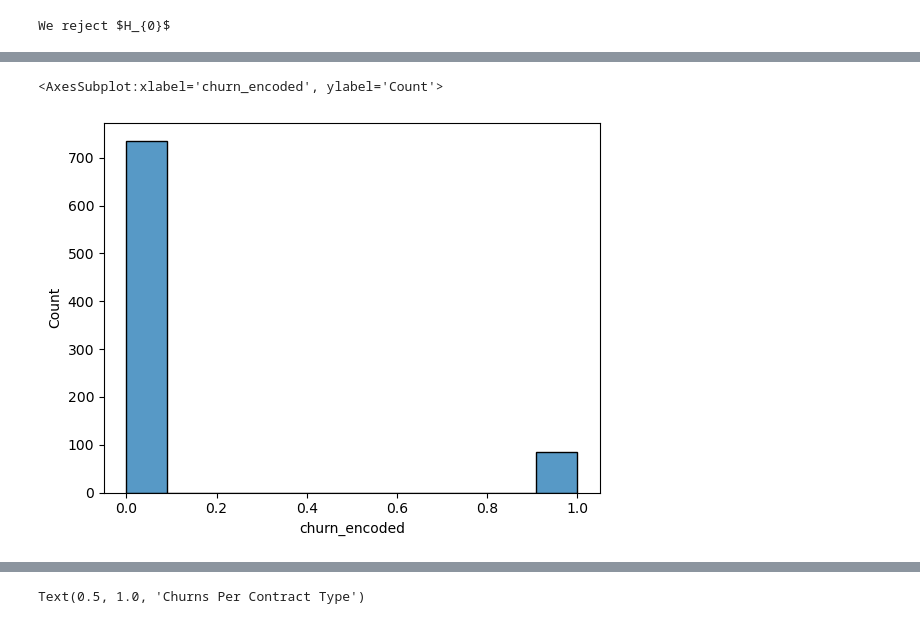
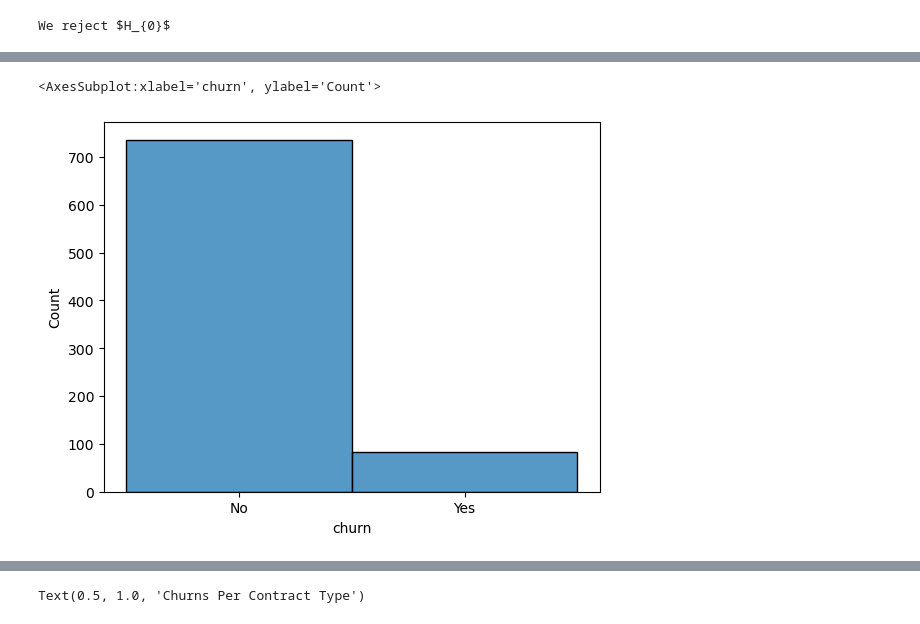
Before and after one commit to EstebanHernandez0/Predicting_Customer_Status, a Jupyter notebook: Explore.ipynb, the cells around one changed output, grey strips where cells are left out. Drawn from its saved outputs; the diff is of its cells as text; code cells hidden in the pictures.

```diff
--- a/Explore.ipynb
+++ b/Explore.ipynb
@@ -342,0 +337,3 @@ one_year_contract
+# %%
+one_year= train[train.contract_type == 'One year']
+one_year
@@ -343,5 +354,5 @@ one_year_contract
 # %%
-sns.histplot(data= one_year_contract, x= 'churn_encoded')
+sns.histplot(data= one_year, x= 'churn')
 # %% [output]
-<AxesSubplot:xlabel='churn_encoded', ylabel='Count'>
+<AxesSubplot:xlabel='churn', ylabel='Count'>
-[figure, old version]
+[figure, new version]
```
Also changed, not shown: parts of 16 cells of this notebook.
